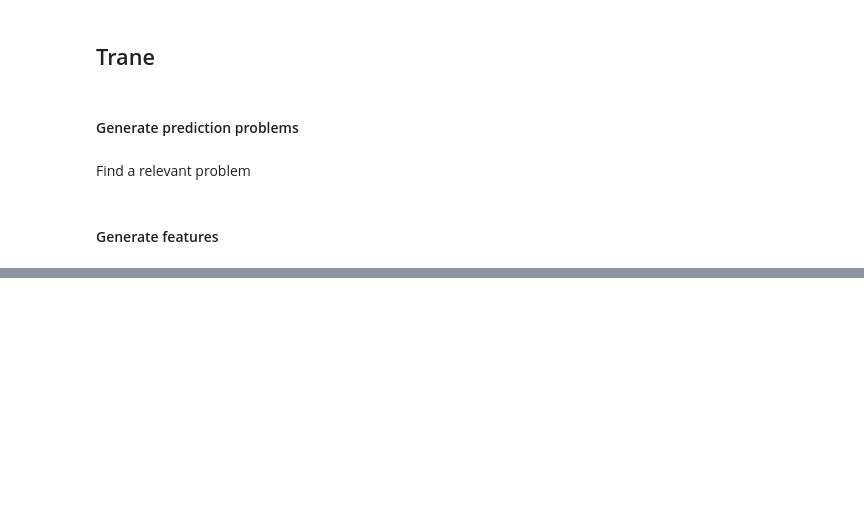
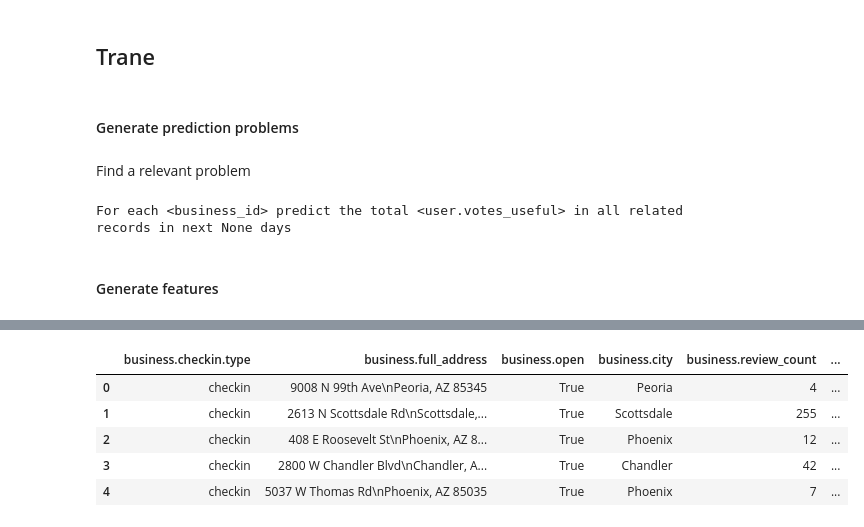
Before and after one commit to trane-dev/trane-demos, a Jupyter notebook: yelp_reviews/yelp_reviews.ipynb, the cells around one changed output, grey strips where cells are left out. Drawn from its saved outputs; the diff is of its cells as text; code cells hidden in the pictures; blank space fills up the shorter version.

Commit message:
Yelp Reviews Demo Update

```diff
--- a/yelp_reviews/yelp_reviews.ipynb
+++ b/yelp_reviews/yelp_reviews.ipynb
@@ -6,11 +6,11 @@ name = 'yelp_reviews'
 dataframes, relationships = load_data()
 target_entity = "review"
 
-entity_col = "review_id"
+entity_col = "business_id"
 time_col = "date"
 
-window_size = "1m"
-minimum_data = dataframes["review"][0]["date"].min()
+window_size = None
+minimum_data = "2011-01-01"
 maximum_data = dataframes["review"][0]["date"].max()
 # %% [markdown]
 ### Load data
@@ -57,15 +57,23 @@ Find a relevant problem
 with open("generated_problems.txt", "w") as text_file:
     for idx, p in enumerate(problems):
         print(idx, p, file=text_file)
+# %%
+df = df.sort_values("date")
 # %%
-ex = problems[3781].execute(df, num_examples_per_instance=-1)
-problems[3781]
+ex = problems[138].execute(df, num_examples_per_instance=1)
+problems[138]
+# %% [output]
+For each <business_id> predict the total <user.votes_useful> in all related records in next None days
 # %% [markdown]
 #### Generate features
 # %%
+import sys, os
+del sys.modules["featuretools_util"]
+del get_features
+
 from featuretools_util import get_features
 
-X, y = get_features(
+X, y, es = get_features(
     name=name,
     df=df,
     target_entity=target_entity,
@@ -76,3 +84,4 @@ X, y = get_features(
 )
 
 X.head()
+# %% [output]
@@ -78,0 +90,6 @@ X.head()
+|  | business.checkin.type | business.full_address | business.open | business.city | business.review_count | ... |
+| 0 | checkin | 9008 N 99th Ave\nPeoria, AZ 85345 | True | Peoria | 4 | ... |
+| 1 | checkin | 2613 N Scottsdale Rd\nScottsdale,... | True | Scottsdale | 255 | ... |
+| 2 | checkin | 408 E Roosevelt St\nPhoenix, AZ 8... | True | Phoenix | 12 | ... |
+| 3 | checkin | 2800 W Chandler Blvd\nChandler, A... | True | Chandler | 42 | ... |
+| 4 | checkin | 5037 W Thomas Rd\nPhoenix, AZ 85035 | True | Phoenix | 7 | ... |
```
Also changed, not shown: parts of 5 cells of this notebook, 8 other files.
